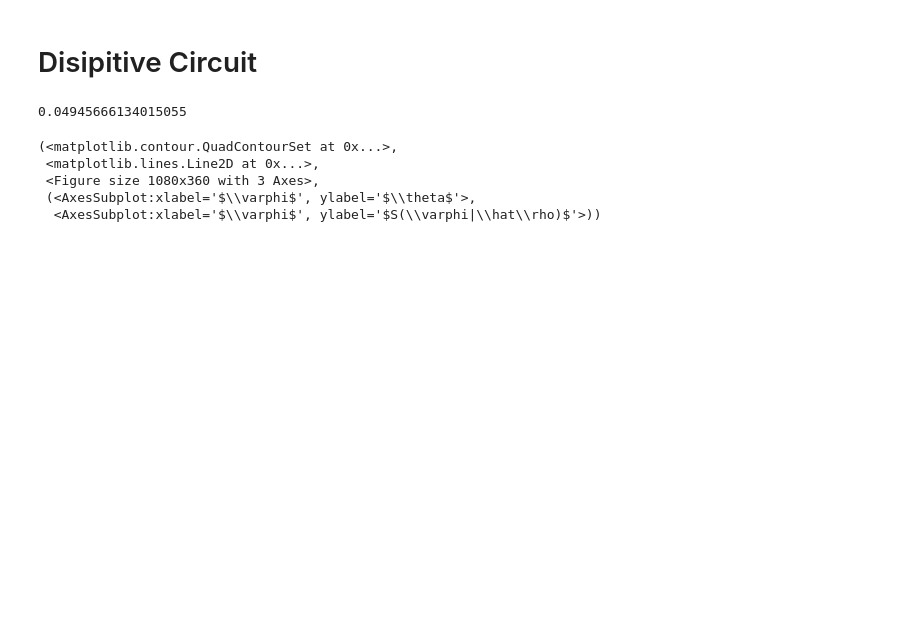
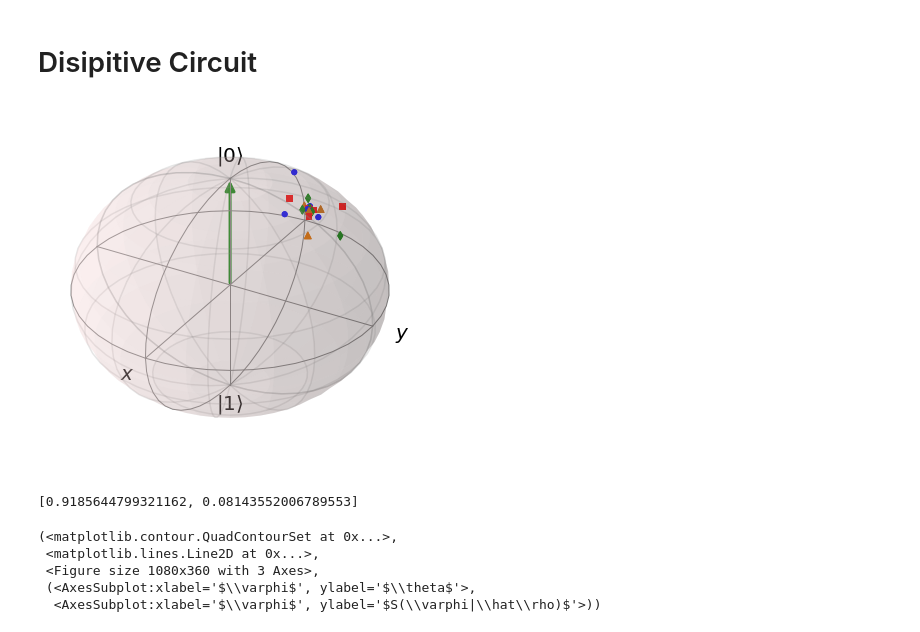
Before and after one commit to OliverDudgeon/QSync, a Jupyter notebook: qutip-qubit-circuit.ipynb, the cells around one changed output. Cells and saved outputs as stored; diff of their text form; code cells hidden in the pictures; blank space fills up the shorter version.

```diff
--- a/qutip-qubit-circuit.ipynb
+++ b/qutip-qubit-circuit.ipynb
@@ -68,18 +68,15 @@ plot_Q_and_S(theta, phi, Q.T, S)
 # %%
 from sync_gates import unitary_and_damping_circuit
 # %%
-dt = 0.1
-
-detuning = 0.3
-signal_strength = 0.2
+detuning = 3
+signal_strength = 2
+dt = 0.3
 
 # Gamma = 0.1
 theta_g = 2*np.arcsin(np.sqrt(0.1 * dt))
 theta_d = 2*np.arcsin(np.sqrt(1 * dt))
-
-theta=0.5
 # %%
-qc = unitary_and_damping_circuit(detuning, signal_strength, dt, theta)
+qc = unitary_and_damping_circuit(detuning, signal_strength, dt, theta_d)
 
 # p = qc.propagators()
 # # Doesn't include the measurement or reset
@@ -88,21 +85,23 @@ qc = unitary_and_damping_circuit(detuning, signal_strength, dt, theta)
 # %%
 from sync_gates import run_simu
 
 initial_state = tensor(basis(2, 0), basis(2, 0))
 
-b = Bloch3d()
+b = Bloch()
 b.add_states(initial_state.ptrace(0))
 
 states = [state.ptrace(0) for state in run_simu(qc, 100, initial_state)][::]
 
 b.add_states(states, kind="point")
 
 b.show()
+# %% [output]
+[figure, added]
-# %%
-np.abs(states[-1][0, 0])
-np.abs(states[-1][1, 1])
-# %% [output]
-0.04945666134015055
+# %%
+# Probabilities
+[expect(basis(2,0) * basis(2,0).dag(), states[-1]), expect(basis(2,1) * basis(2,1).dag(), states[-1])]
+# %% [output]
+[0.9185644799321162, 0.08143552006789553]
 # %%
 from sync_calcs import spin_husimi_qfunc, spin_S_measure
 from sync_plots import plot_Q_and_S
```
Also changed, not shown: 1 other file.
